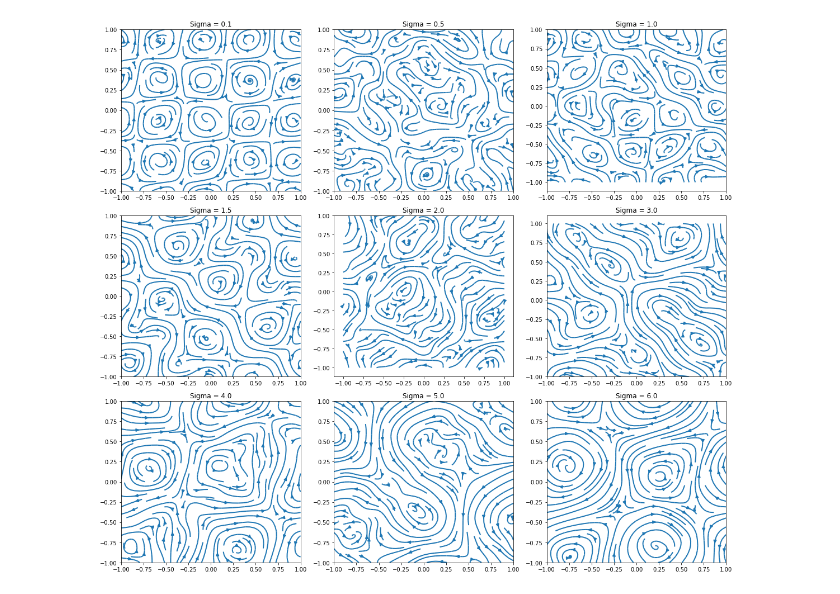
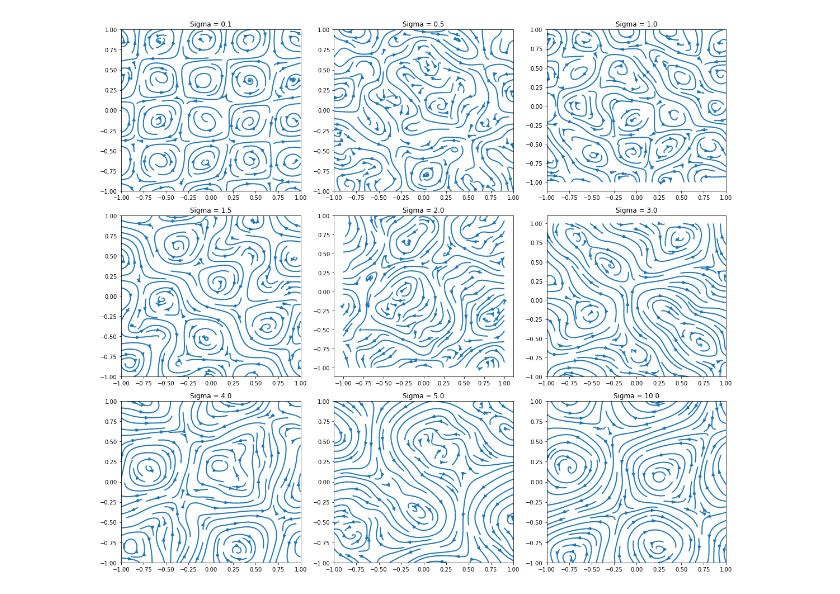
Before and after one commit to lfstokols/RTG-REU---S2022, a Jupyter notebook: MixingSimulation.ipynb, the cells around one changed output. Saved outputs shown, nothing was run; the diff lists cells and outputs as text; code cells hidden in the pictures.

```diff
--- a/MixingSimulation.ipynb
+++ b/MixingSimulation.ipynb
@@ -281,7 +298,7 @@ F1_4, F2_4 = field(2.0)
 F1_5, F2_5 = field(3.0)
 F1_6, F2_6 = field(4.0)
 F1_7, F2_7 = field(5.0)
-F1_8, F2_8 = field(6.0)
+F1_8, F2_8 = field(10.0)
 
 # Plot the stream field
 print(' ')
@@ -300,32 +317,32 @@ ax1.set_title('Sigma = 0.5')
 ax2 = fig.add_subplot(gs[0, 2])
 strm = ax2.streamplot(x,y, F1_2, F2_2, linewidth=2)
 ax2.set_title('Sigma = 1.0')
 
 ax3 = fig.add_subplot(gs[1, 0])
 strm = ax3.streamplot(x,y, F1_3, F2_3, linewidth=2)
 ax3.set_title('Sigma = 1.5')
 
 ax4 = fig.add_subplot(gs[1, 1])
 strm = ax4.streamplot(x,y, F1_4, F2_4, linewidth=2)
 ax4.set_title('Sigma = 2.0')
 
 ax5 = fig.add_subplot(gs[1, 2])
 strm = ax5.streamplot(x,y, F1_5, F2_5, linewidth=2)
 ax5.set_title('Sigma = 3.0')
 
 ax6 = fig.add_subplot(gs[2, 0])
 strm = ax6.streamplot(x,y, F1_6, F2_6, linewidth=2)
 ax6.set_title('Sigma = 4.0')
 
 ax7 = fig.add_subplot(gs[2, 1])
 strm = ax7.streamplot(x,y, F1_7, F2_7, linewidth=2)
 ax7.set_title('Sigma = 5.0')
 
 ax8 = fig.add_subplot(gs[2, 2])
 strm = ax8.streamplot(x,y, F1_8, F2_8, linewidth=2)
-ax8.set_title('Sigma = 6.0')
+ax8.set_title('Sigma = 10.0')
 
 plt.tight_layout()
 plt.show()
 # %% [output]
-[figure, old version]
+[figure, new version]
```
Also changed, not shown: parts of 5 cells of this notebook.
